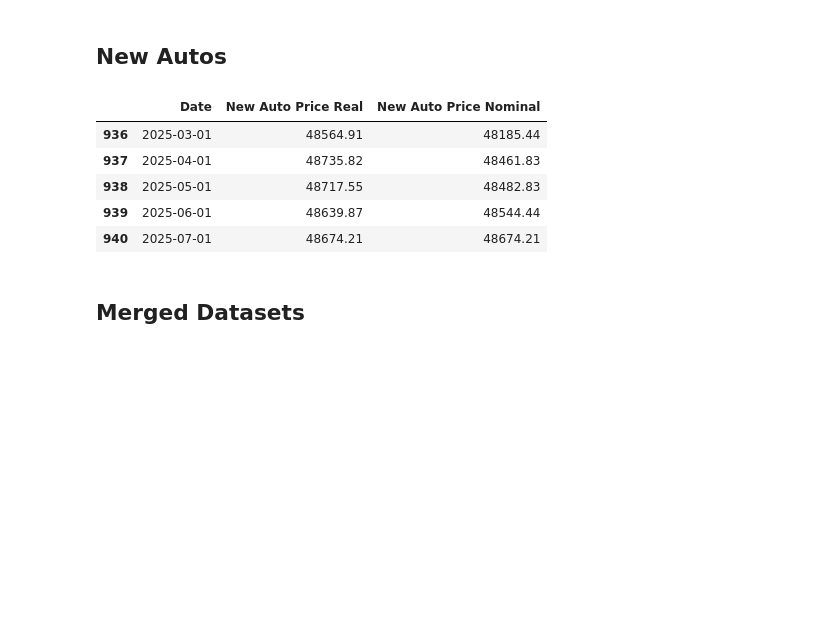
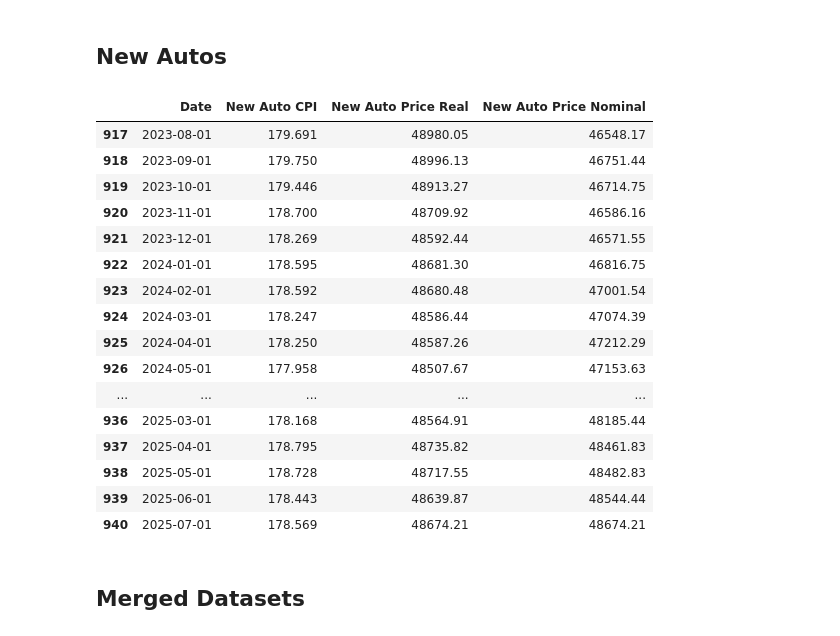
Before and after one commit to wallscreet/gov-data, a Jupyter notebook: commodities.ipynb, the cells around one changed output. Drawn from its saved outputs; the diff is of its cells as text; code cells hidden in the pictures; blank space fills up the shorter version.

```diff
--- a/commodities.ipynb
+++ b/commodities.ipynb
@@ -173,36 +197,52 @@ used_auto_df.head()
 # %% [markdown]
 ## New Autos
 # %%
-def get_new_auto_prices():
+def get_new_auto_prices(start_date:str=None, end_date:str=None):
     ref_auto_cpi = 177.552
     ref_price = 48397
 
     new_auto_series = fred.get_series('CUUR0000SETA01')
     new_auto_df = new_auto_series.to_frame().reset_index()
     new_auto_df.columns = ['Date', 'New Auto CPI']
 
     _cpi_series = fred.get_series('CPIAUCSL')
     _cpi_df = _cpi_series.to_frame().reset_index()
     _cpi_df.columns = ['Date', 'CPI']
 
     new_merged = new_auto_df.merge(_cpi_df, 'inner', 'Date')
     new_merged['New Auto Price Real'] = round(new_merged['New Auto CPI'] * (ref_price / ref_auto_cpi),2)
     ref_cpi = new_merged['CPI'].iloc[-1]
     new_merged['New Auto Price Nominal'] = round(new_merged['New Auto Price Real'] * (new_merged['CPI'] / ref_cpi), 2)
 
-    drop_cols = ['New Auto CPI', 'CPI']
+    if start_date is not None:
+        new_merged = new_merged[new_merged['Date'] >= start_date]
+    if end_date is not None:
+        new_merged = new_merged[new_merged['Date'] <= end_date]
+
+    drop_cols = ['CPI']
 
     return new_merged.drop(columns=drop_cols)
 
-new_auto_df = get_new_auto_prices()
-new_auto_df.tail()
+new_auto_df = get_new_auto_prices(start_date='2020-01-01')
+new_auto_df.tail(24)
 # %% [output]
-|  | Date | New Auto Price Real | New Auto Price Nominal |
-| 936 | 2025-03-01 | 48564.91 | 48185.44 |
-| 937 | 2025-04-01 | 48735.82 | 48461.83 |
-| 938 | 2025-05-01 | 48717.55 | 48482.83 |
-| 939 | 2025-06-01 | 48639.87 | 48544.44 |
-| 940 | 2025-07-01 | 48674.21 | 48674.21 |
+|  | Date | New Auto CPI | New Auto Price Real | New Auto Price Nominal |
+| 917 | 2023-08-01 | 179.691 | 48980.05 | 46548.17 |
+| 918 | 2023-09-01 | 179.750 | 48996.13 | 46751.44 |
+| 919 | 2023-10-01 | 179.446 | 48913.27 | 46714.75 |
+| 920 | 2023-11-01 | 178.700 | 48709.92 | 46586.16 |
+| 921 | 2023-12-01 | 178.269 | 48592.44 | 46571.55 |
+| 922 | 2024-01-01 | 178.595 | 48681.30 | 46816.75 |
+| 923 | 2024-02-01 | 178.592 | 48680.48 | 47001.54 |
+| 924 | 2024-03-01 | 178.247 | 48586.44 | 47074.39 |
+| 925 | 2024-04-01 | 178.250 | 48587.26 | 47212.29 |
+| 926 | 2024-05-01 | 177.958 | 48507.67 | 47153.63 |
+| ... | ... | ... | ... | ... |
+| 936 | 2025-03-01 | 178.168 | 48564.91 | 48185.44 |
+| 937 | 2025-04-01 | 178.795 | 48735.82 | 48461.83 |
+| 938 | 2025-05-01 | 178.728 | 48717.55 | 48482.83 |
+| 939 | 2025-06-01 | 178.443 | 48639.87 | 48544.44 |
+| 940 | 2025-07-01 | 178.569 | 48674.21 | 48674.21 |
 # %% [markdown]
 ## Merged Datasets
 # %%
```
Also changed, not shown: parts of 2 cells of this notebook, 5 other files.
